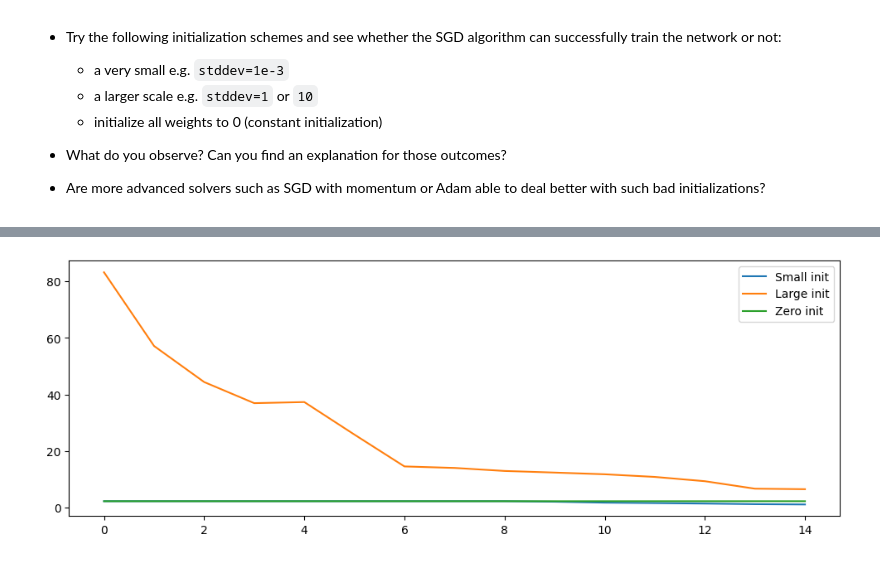
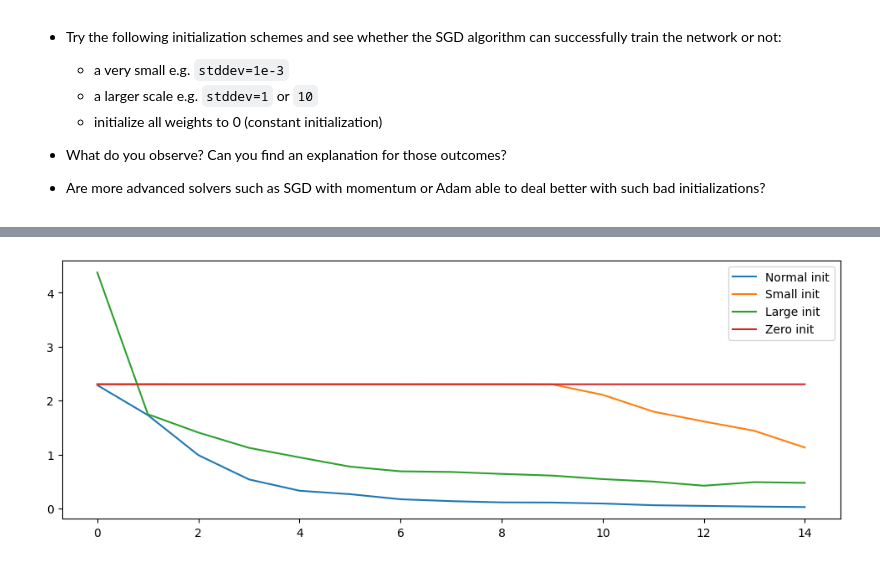
Before and after one commit to neethil/deep_learning, a Jupyter notebook: 01_materials/labs/lab_1.ipynb, the cells around one changed output, grey strips where cells are left out. Cells and saved outputs as stored; diff of their text form; code cells hidden in the pictures.

```diff
--- a/01_materials/labs/lab_1.ipynb
+++ b/01_materials/labs/lab_1.ipynb
@@ -742,7 +742,7 @@ small_init = initializers.TruncatedNormal(stddev=1e-3)
 
 # larger initialization weights
 
-large_init = initializers.TruncatedNormal(stddev=10)
+large_init = initializers.TruncatedNormal(stddev=1)
 
 # zero initialization weights
 
@@ -793,7 +793,7 @@ history_zero = model_zero.fit(X_train, y_train, epochs=15, batch_size=32)
 
 plt.figure(figsize=(12, 4))
 
-#plt.plot(history.history['loss'], label="Normal init")
+plt.plot(history.history['loss'], label="Normal init")
 
 plt.plot(history_small.history['loss'], label="Small init")
 
@@ -823,4 +823,4 @@ Epoch 15/15
-[figure, old version]
+[figure, new version]
 # %%
 #Using Adam optimizer
 
```
Also changed, not shown: parts of 2 cells of this notebook.
